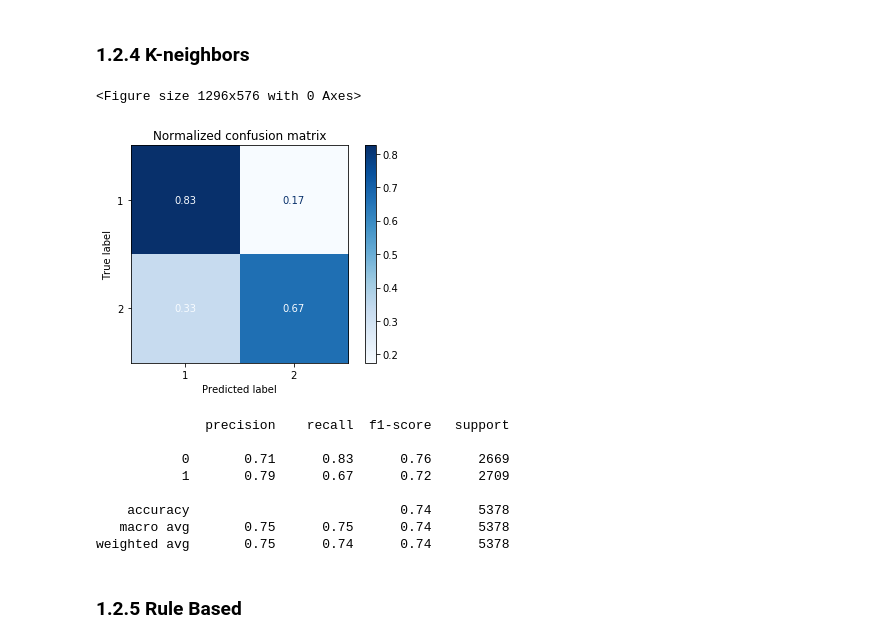
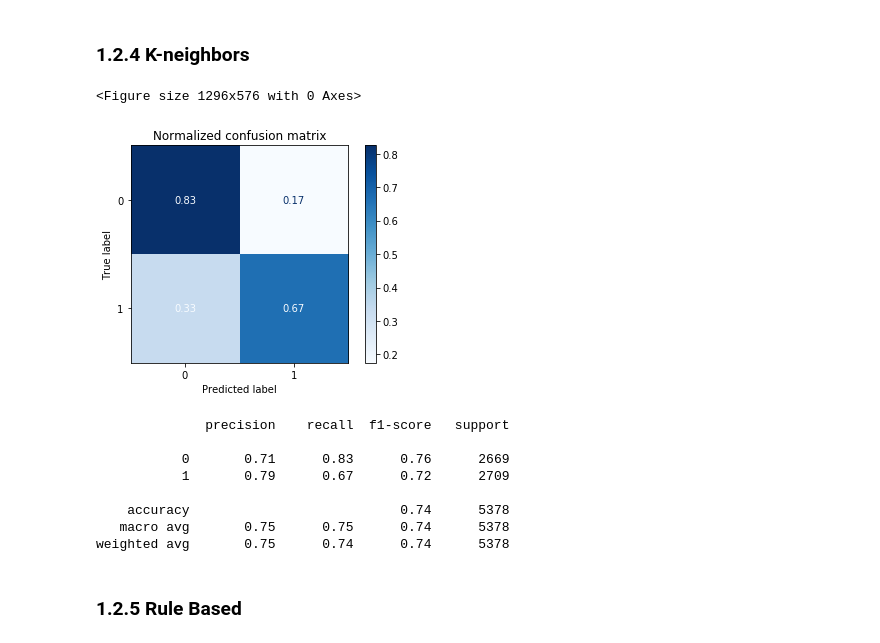
Before and after one commit to PedroCotovio/MLproject, a Jupyter notebook: Task1.ipynb, the cells around one changed output. Saved outputs shown, nothing was run; the diff lists cells and outputs as text; code cells hidden in the pictures.

```diff
--- a/Task1.ipynb
+++ b/Task1.ipynb
@@ -961,25 +981,23 @@ print(metrics)
 weighted avg       0.83      0.83      0.83      5378
 # %% [markdown]
 ### 1.2.4 K-neighbors
-# %%
-X_train, X_test, y_train, y_test = train_test_split(Bn, by, random_state=0)
-from sklearn.neighbors import KNeighborsClassifier
-clf = (KNeighborsClassifier(n_neighbors=3))
-clf.fit(X_train, y_train)
-plt, metrics= model_metrics(X_test,y_test, clf, [1,2,3,4,5])
-plt.show()
-print(metrics)
-# %% [output]
-<Figure size 1296x576 with 0 Axes>
-[figure, removed]
-              precision    recall  f1-score   support
-
-           0       0.71      0.83      0.76      2669
-           1       0.79      0.67      0.72      2709
-
-    accuracy                           0.74      5378
-   macro avg       0.75      0.75      0.74      5378
-weighted avg       0.75      0.74      0.74      5378
+# %%
+clf = (KNeighborsClassifier(n_neighbors=3))
+#Create Metrics
+plt, metrics= model_metrics(Bn, by, clf, [0,1])
+plt.show()
+print(metrics)
+# %% [output]
+<Figure size 1296x576 with 0 Axes>
+[figure, added]
+              precision    recall  f1-score   support
+
+           0       0.71      0.83      0.76      2669
+           1       0.79      0.67      0.72      2709
+
+    accuracy                           0.74      5378
+   macro avg       0.75      0.75      0.74      5378
+weighted avg       0.75      0.74      0.74      5378
 # %% [markdown]
 ### 1.2.5 Rule Based
 # %%
```
Also changed, not shown: parts of 7 cells of this notebook, 1 other file.
